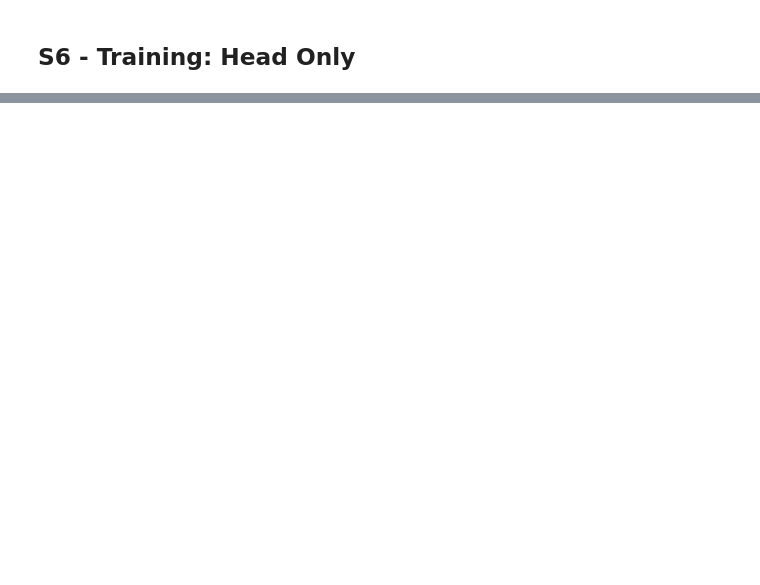
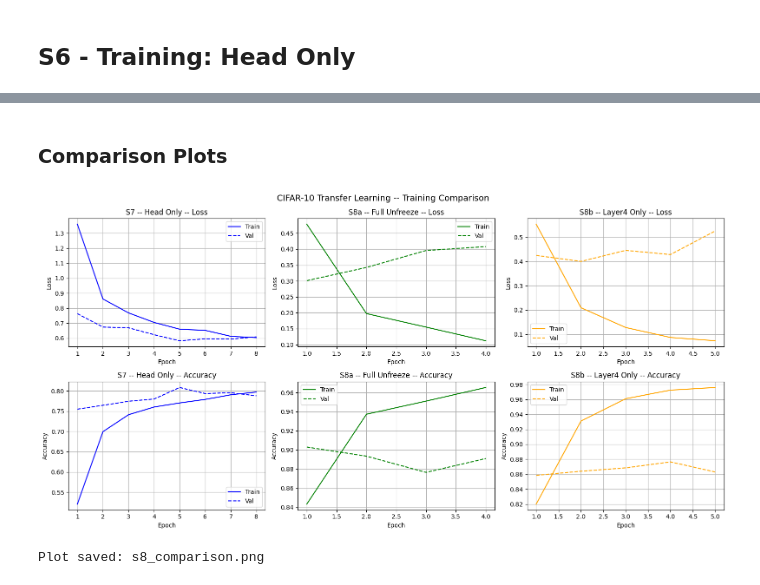
Before and after one commit to zachary4001/cifar10-cv-term9, a Jupyter notebook: cifar10_main.ipynb, the cells around one changed output, grey strips where cells are left out. Drawn from its saved outputs; the diff is of its cells as text; code cells hidden in the pictures; blank space fills up the shorter version.

```diff
--- a/cifar10_main.ipynb
+++ b/cifar10_main.ipynb
@@ -16,0 +489,11 @@
+# %%
+# S8 Prep: Save S7 best weights as starting point for both fine-tuning runs
+import os
+
+CHECKPOINT_DIR = os.path.join(PROJECT_PATH, 'checkpoints')
+os.makedirs(CHECKPOINT_DIR, exist_ok=True)
+
+S7_CHECKPOINT = os.path.join(CHECKPOINT_DIR, 's7_best_weights.pth')
+torch.save(best_model_state, S7_CHECKPOINT)
+
+print(f"S7 weights saved to: {S7_CHECKPOINT}")
@@ -16,0 +738,42 @@
+# %% [markdown]
+### Comparison Plots
+# %%
+# S8: Three-way comparison plot -- S7, S8a, S8b
+
+fig, axes = plt.subplots(2, 3, figsize=(16, 8))
+
+stages = [
+    ('S7 -- Head Only',      history,      'blue'),
+    ('S8a -- Full Unfreeze', history_s8a,  'green'),
+    ('S8b -- Layer4 Only',   history_s8b,  'orange'),
+]
+
+for col, (title, hist, color) in enumerate(stages):
+    epochs_ran = range(1, len(hist['train_loss']) + 1)
+
+    # Loss
+    axes[0, col].plot(epochs_ran, hist['train_loss'], label='Train', color=color)
+    axes[0, col].plot(epochs_ran, hist['val_loss'], label='Val', color=color, linestyle='--')
+    axes[0, col].set_title(f'{title} -- Loss')
+    axes[0, col].set_xlabel('Epoch')
+    axes[0, col].set_ylabel('Loss')
+    axes[0, col].legend()
+    axes[0, col].grid(True)
+
+    # Accuracy
+    axes[1, col].plot(epochs_ran, hist['train_acc'], label='Train', color=color)
+    axes[1, col].plot(epochs_ran, hist['val_acc'], label='Val', color=color, linestyle='--')
+    axes[1, col].set_title(f'{title} -- Accuracy')
+    axes[1, col].set_xlabel('Epoch')
+    axes[1, col].set_ylabel('Accuracy')
+    axes[1, col].legend()
+    axes[1, col].grid(True)
+
+plt.suptitle('CIFAR-10 Transfer Learning -- Training Comparison', fontsize=14)
+plt.tight_layout()
+plt.savefig('s8_comparison.png', dpi=150)
+plt.show()
+print("Plot saved: s8_comparison.png")
+# %% [output]
+[figure, added]
+Plot saved: s8_comparison.png
```
Also changed, not shown: parts of 39 cells of this notebook, 8 other files.
